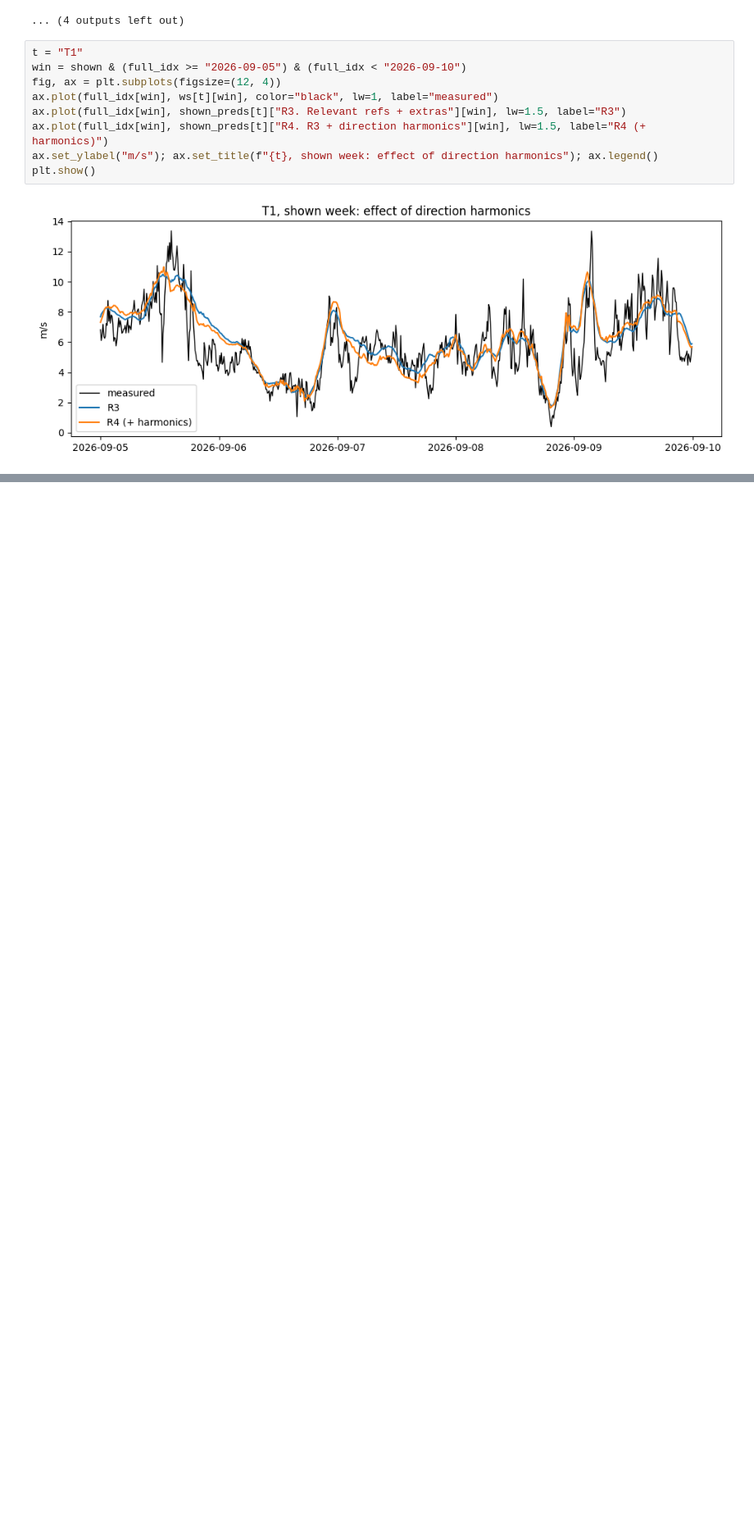
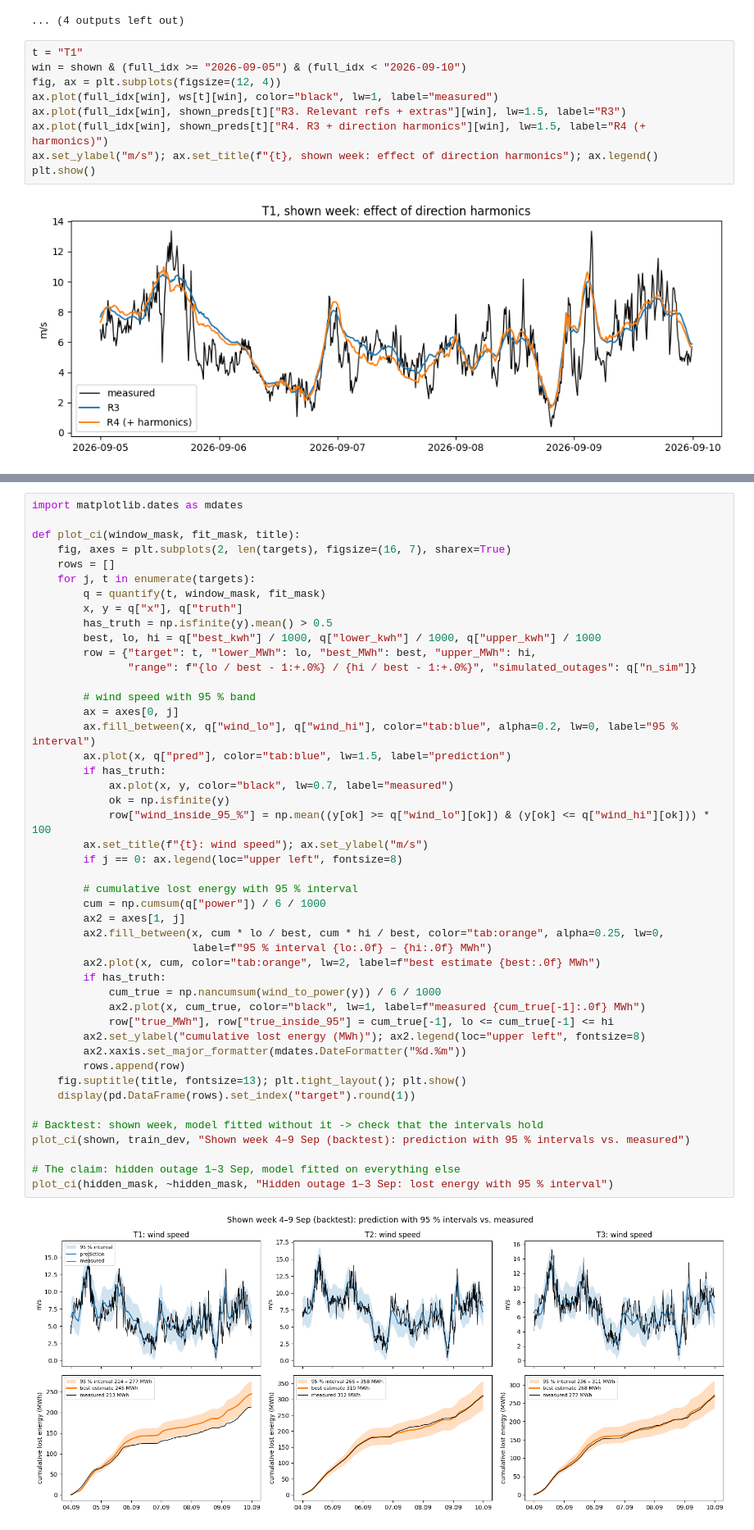
Before and after one commit to AdrianBodrug/Gone-with-the-wind-BayWe-Challenge, a Jupyter notebook: notebooks/data_analysis.ipynb, the cells around one changed output, grey strips where cells are left out. Shown at 82% size. Drawn from its saved outputs; the diff is of its cells as text; blank space fills up the shorter version.

```diff
--- a/notebooks/data_analysis.ipynb
+++ b/notebooks/data_analysis.ipynb
@@ -2175,0 +2232,48 @@ plt.show()
+# %%
+import matplotlib.dates as mdates
+
+def plot_ci(window_mask, fit_mask, title):
+    fig, axes = plt.subplots(2, len(targets), figsize=(16, 7), sharex=True)
+    rows = []
+    for j, t in enumerate(targets):
+        q = quantify(t, window_mask, fit_mask)
+        x, y = q["x"], q["truth"]
+        has_truth = np.isfinite(y).mean() > 0.5
+        best, lo, hi = q["best_kwh"] / 1000, q["lower_kwh"] / 1000, q["upper_kwh"] / 1000
+        row = {"target": t, "lower_MWh": lo, "best_MWh": best, "upper_MWh": hi,
+               "range": f"{lo / best - 1:+.0%} / {hi / best - 1:+.0%}", "simulated_outages": q["n_sim"]}
+
+        # wind speed with 95 % band
+        ax = axes[0, j]
+        ax.fill_between(x, q["wind_lo"], q["wind_hi"], color="tab:blue", alpha=0.2, lw=0, label="95 % interval")
+        ax.plot(x, q["pred"], color="tab:blue", lw=1.5, label="prediction")
+        if has_truth:
+            ax.plot(x, y, color="black", lw=0.7, label="measured")
+            ok = np.isfinite(y)
+            row["wind_inside_95_%"] = np.mean((y[ok] >= q["wind_lo"][ok]) & (y[ok] <= q["wind_hi"][ok])) * 100
+        ax.set_title(f"{t}: wind speed"); ax.set_ylabel("m/s")
+        if j == 0: ax.legend(loc="upper left", fontsize=8)
+
+        # cumulative lost energy with 95 % interval
+        cum = np.cumsum(q["power"]) / 6 / 1000
+        ax2 = axes[1, j]
+        ax2.fill_between(x, cum * lo / best, cum * hi / best, color="tab:orange", alpha=0.25, lw=0,
+                         label=f"95 % interval {lo:.0f} – {hi:.0f} MWh")
+        ax2.plot(x, cum, color="tab:orange", lw=2, label=f"best estimate {best:.0f} MWh")
+        if has_truth:
+            cum_true = np.nancumsum(wind_to_power(y)) / 6 / 1000
+            ax2.plot(x, cum_true, color="black", lw=1, label=f"measured {cum_true[-1]:.0f} MWh")
+            row["true_MWh"], row["true_inside_95"] = cum_true[-1], lo <= cum_true[-1] <= hi
+        ax2.set_ylabel("cumulative lost energy (MWh)"); ax2.legend(loc="upper left", fontsize=8)
+        ax2.xaxis.set_major_formatter(mdates.DateFormatter("%d.%m"))
+        rows.append(row)
+    fig.suptitle(title, fontsize=13); plt.tight_layout(); plt.show()
+    display(pd.DataFrame(rows).set_index("target").round(1))
+
+# Backtest: shown week, model fitted without it -> check that the intervals hold
+plot_ci(shown, train_dev, "Shown week 4–9 Sep (backtest): prediction with 95 % intervals vs. measured")
+
+# The claim: hidden outage 1–3 Sep, model fitted on everything else
+plot_ci(hidden_mask, ~hidden_mask, "Hidden outage 1–3 Sep: lost energy with 95 % interval")
+# %% [output]
+[figure, added]
```
Also changed, not shown: parts of 13 cells of this notebook, 1 other file.
